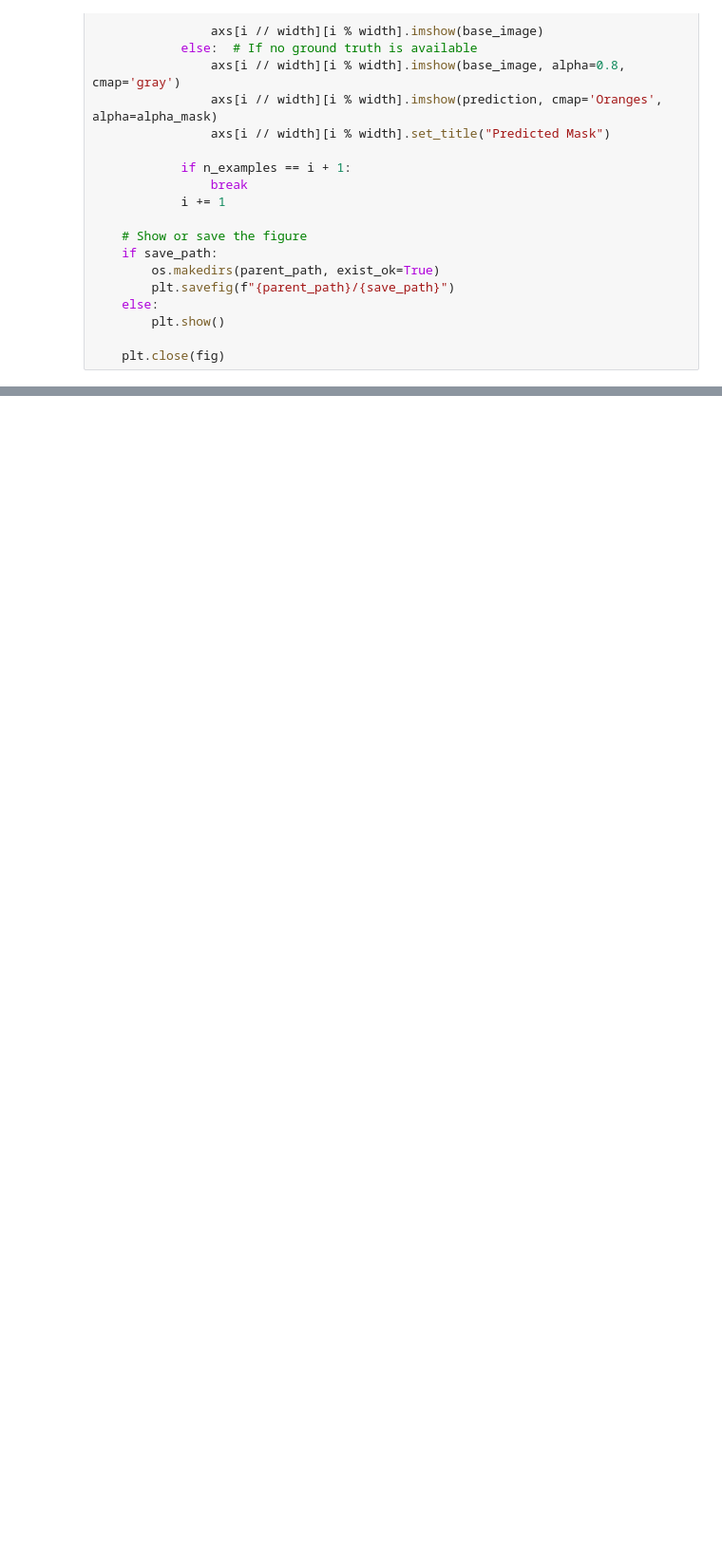
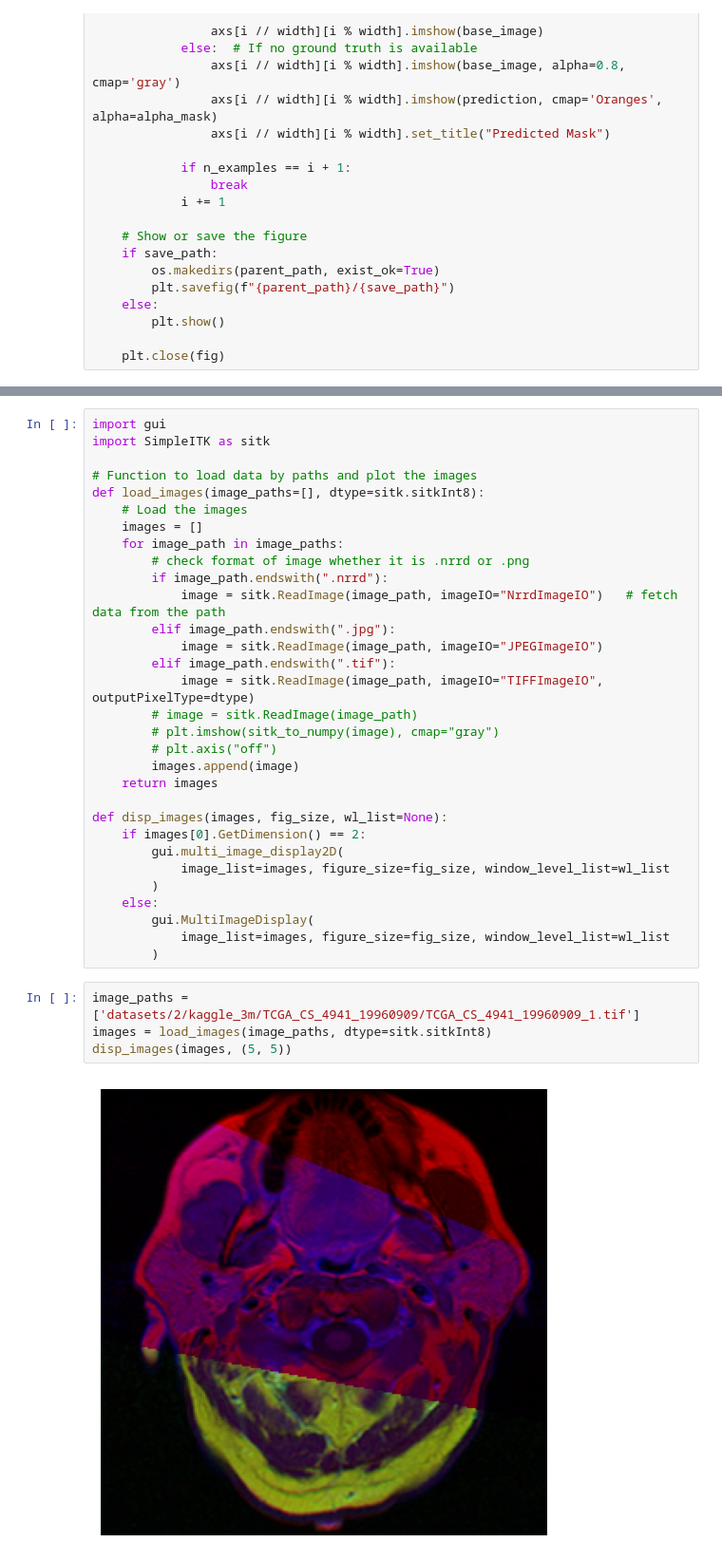
Before and after one commit to judydnguyen/domain-adaptation-segmentation, a Jupyter notebook: test_brain_tumors.ipynb, the cells around one changed output, grey strips where cells are left out. Shown at 95% size. Cells and saved outputs as stored; diff of their text form; blank space fills up the shorter version.

```diff
--- a/test_brain_tumors.ipynb
+++ b/test_brain_tumors.ipynb
@@ -226,0 +335,37 @@ show_or_save_masks(model, dataloader, device, parent_path="eval_results/CT", sav
+# %%
+import gui
+import SimpleITK as sitk
+
+# Function to load data by paths and plot the images
+def load_images(image_paths=[], dtype=sitk.sitkInt8):
+    # Load the images
+    images = []
+    for image_path in image_paths:
+        # check format of image whether it is .nrrd or .png
+        if image_path.endswith(".nrrd"):
+            image = sitk.ReadImage(image_path, imageIO="NrrdImageIO")   # fetch data from the path
+        elif image_path.endswith(".jpg"):
+            image = sitk.ReadImage(image_path, imageIO="JPEGImageIO")
+        elif image_path.endswith(".tif"):
+            image = sitk.ReadImage(image_path, imageIO="TIFFImageIO", outputPixelType=dtype)
+        # image = sitk.ReadImage(image_path)
+        # plt.imshow(sitk_to_numpy(image), cmap="gray")
+        # plt.axis("off")
+        images.append(image)
+    return images
+
+def disp_images(images, fig_size, wl_list=None):
+    if images[0].GetDimension() == 2:
+        gui.multi_image_display2D(
+            image_list=images, figure_size=fig_size, window_level_list=wl_list
+        )
+    else:
+        gui.MultiImageDisplay(
+            image_list=images, figure_size=fig_size, window_level_list=wl_list
+        )
+# %%
+image_paths = ['datasets/2/kaggle_3m/TCGA_CS_4941_19960909/TCGA_CS_4941_19960909_1.tif']
+images = load_images(image_paths, dtype=sitk.sitkInt8)
+disp_images(images, (5, 5))
+# %% [output]
+[figure, added]
```
Also changed, not shown: parts of 10 cells of this notebook, 3 other files.
